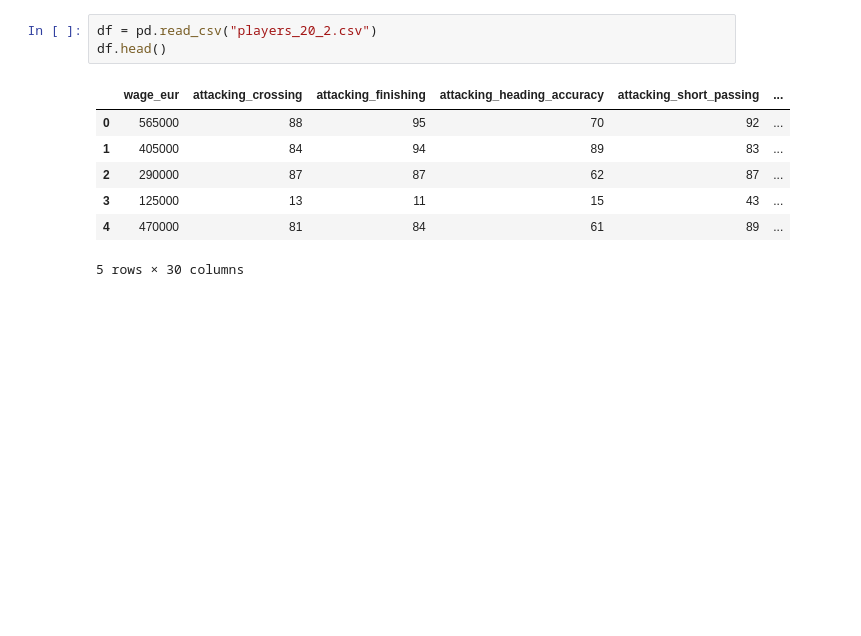
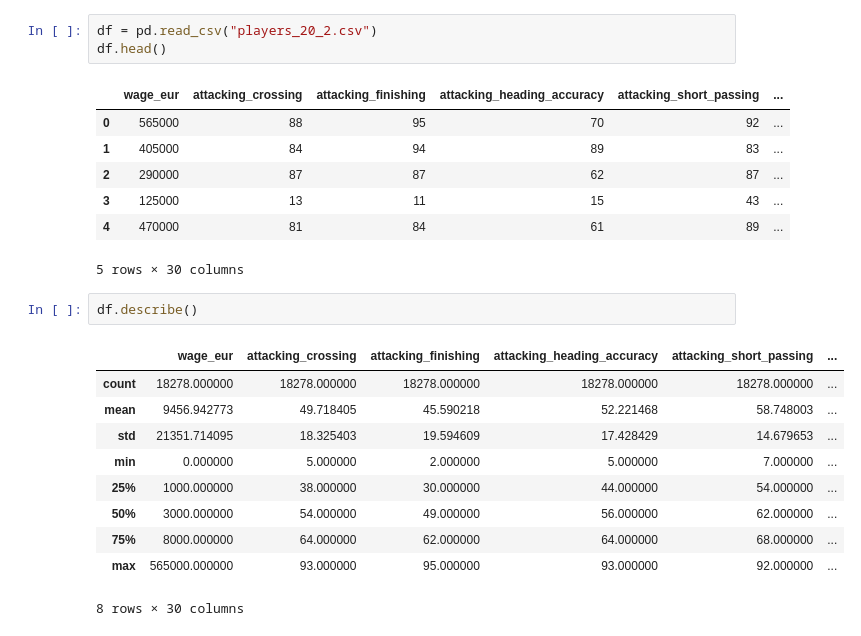
Before and after one commit to Asdukey/DATA3450_Asn_3_Students, a Jupyter notebook: asn_3_1221_start.ipynb, the cells around one changed output. Drawn from its saved outputs; the diff is of its cells as text; blank space fills up the shorter version.

```diff
--- a/asn_3_1221_start.ipynb
+++ b/asn_3_1221_start.ipynb
@@ -253,3 +251,16 @@ df.head()
 | 3 | 125000 | 13 | 11 | 15 | 43 | ... |
 | 4 | 470000 | 81 | 84 | 61 | 89 | ... |
 5 rows × 30 columns
+# %%
+df.describe()
+# %% [output]
+|  | wage_eur | attacking_crossing | attacking_finishing | attacking_heading_accuracy | attacking_short_passing | ... |
+| count | 18278.000000 | 18278.000000 | 18278.000000 | 18278.000000 | 18278.000000 | ... |
+| mean | 9456.942773 | 49.718405 | 45.590218 | 52.221468 | 58.748003 | ... |
+| std | 21351.714095 | 18.325403 | 19.594609 | 17.428429 | 14.679653 | ... |
+| min | 0.000000 | 5.000000 | 2.000000 | 5.000000 | 7.000000 | ... |
+| 25% | 1000.000000 | 38.000000 | 30.000000 | 44.000000 | 54.000000 | ... |
+| 50% | 3000.000000 | 54.000000 | 49.000000 | 56.000000 | 62.000000 | ... |
+| 75% | 8000.000000 | 64.000000 | 62.000000 | 64.000000 | 68.000000 | ... |
+| max | 565000.000000 | 93.000000 | 95.000000 | 93.000000 | 92.000000 | ... |
+8 rows × 30 columns
```
Also changed, not shown: parts of 9 cells of this notebook.
